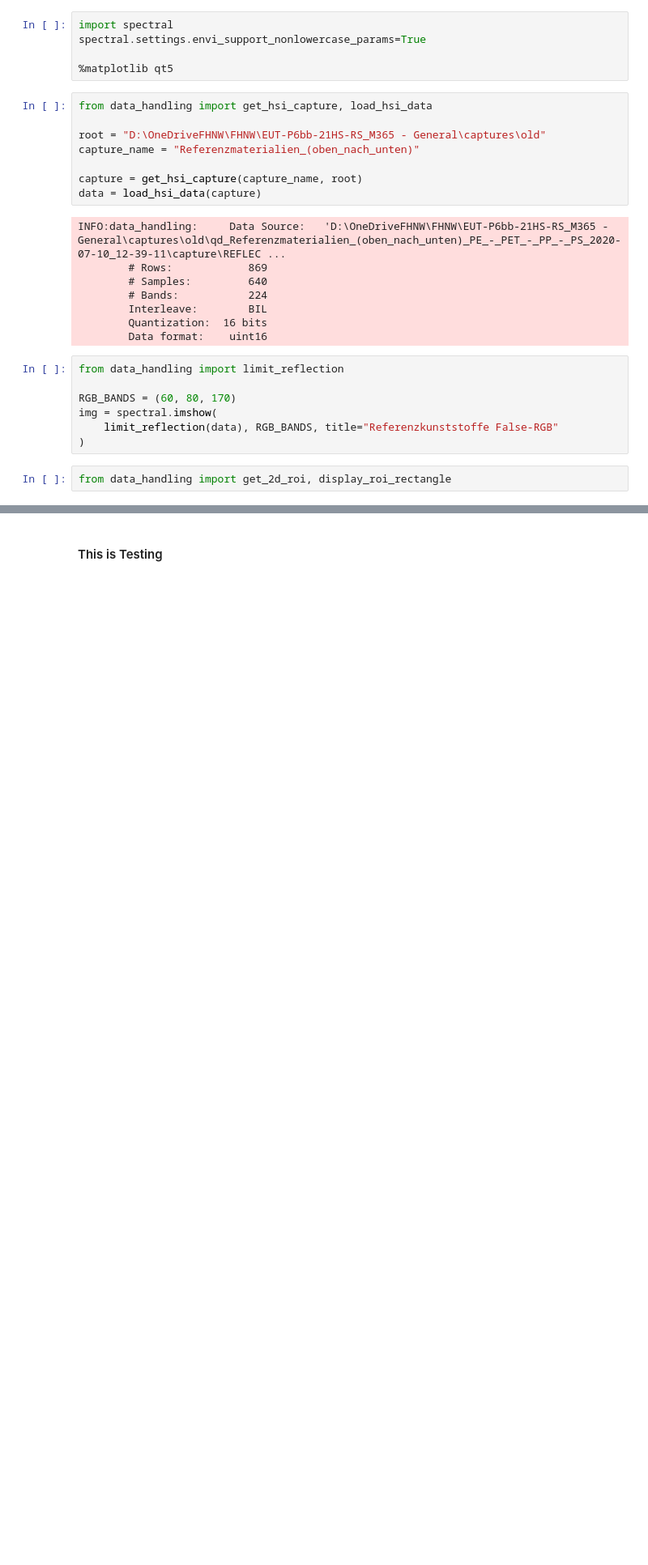
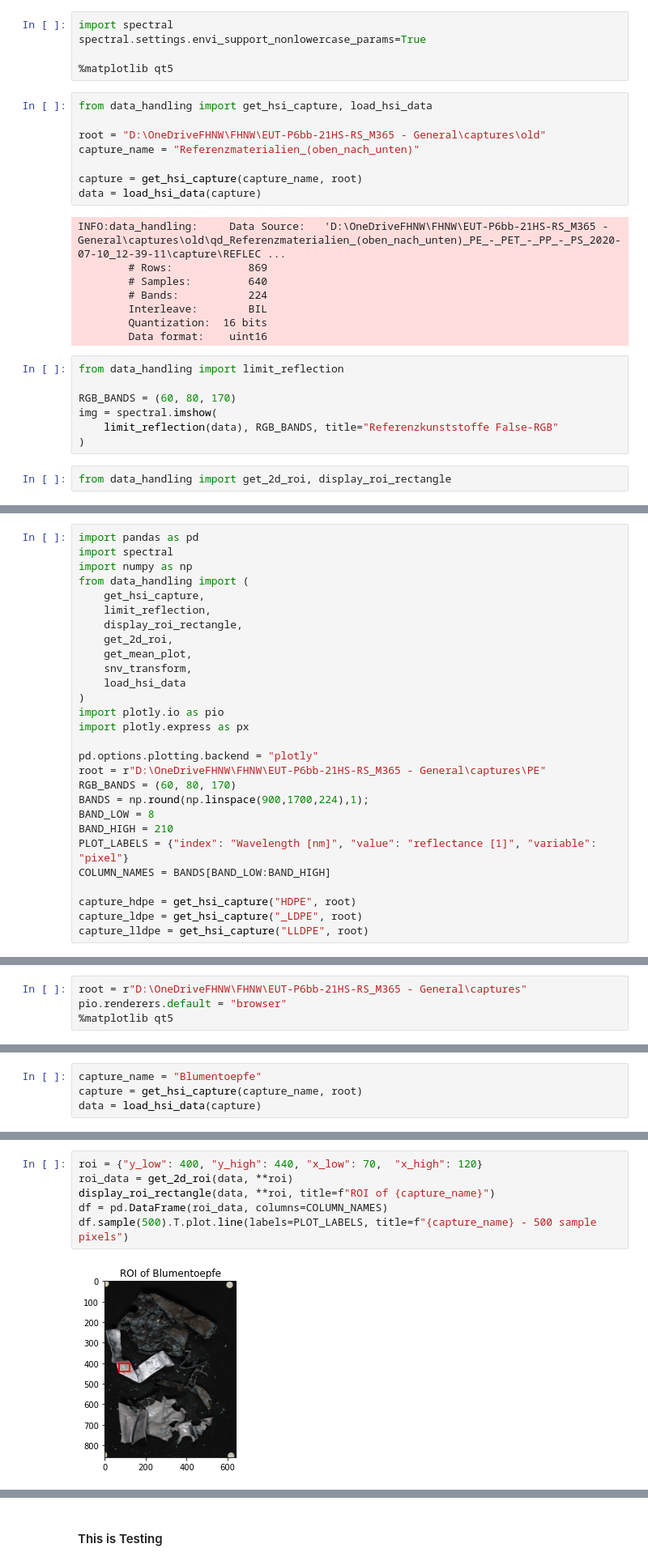
Before and after one commit to rschre/p6-hsi-compost-plastics, a Jupyter notebook: documentation.ipynb, the cells around one changed output, grey strips where cells are left out. Shown at 81% size. Saved outputs shown, nothing was run; the diff lists cells and outputs as text; blank space fills up the shorter version.

```diff
--- a/documentation.ipynb
+++ b/documentation.ipynb
@@ -30,0 +67,28 @@ from data_handling import get_2d_roi, display_roi_rectangle
+# %%
+import pandas as pd
+import spectral
+import numpy as np
+from data_handling import (
+    get_hsi_capture,
+    limit_reflection,
+    display_roi_rectangle,
+    get_2d_roi,
+    get_mean_plot,
+    snv_transform,
+    load_hsi_data
+)
+import plotly.io as pio
+import plotly.express as px
+
+pd.options.plotting.backend = "plotly"
+root = r"D:\OneDriveFHNW\FHNW\EUT-P6bb-21HS-RS_M365 - General\captures\PE"
+RGB_BANDS = (60, 80, 170)
+BANDS = np.round(np.linspace(900,1700,224),1);
+BAND_LOW = 8
+BAND_HIGH = 210
+PLOT_LABELS = {"index": "Wavelength [nm]", "value": "reflectance [1]", "variable": "pixel"}
+COLUMN_NAMES = BANDS[BAND_LOW:BAND_HIGH]
+
+capture_hdpe = get_hsi_capture("HDPE", root)
+capture_ldpe = get_hsi_capture("_LDPE", root)
+capture_lldpe = get_hsi_capture("LLDPE", root)
@@ -30,0 +302,4 @@ from data_handling import get_2d_roi, display_roi_rectangle
+# %%
+root = r"D:\OneDriveFHNW\FHNW\EUT-P6bb-21HS-RS_M365 - General\captures"
+pio.renderers.default = "browser"
+%matplotlib qt5
@@ -30,0 +310,4 @@ from data_handling import get_2d_roi, display_roi_rectangle
+# %%
+capture_name = "Blumentoepfe"
+capture = get_hsi_capture(capture_name, root)
+data = load_hsi_data(capture)
@@ -30,0 +322,8 @@ from data_handling import get_2d_roi, display_roi_rectangle
+# %%
+roi = {"y_low": 400, "y_high": 440, "x_low": 70,  "x_high": 120}
+roi_data = get_2d_roi(data, **roi)
+display_roi_rectangle(data, **roi, title=f"ROI of {capture_name}")
+df = pd.DataFrame(roi_data, columns=COLUMN_NAMES)
+df.sample(500).T.plot.line(labels=PLOT_LABELS, title=f"{capture_name} - 500 sample pixels")
+# %% [output]
+[figure, added]
```
Also changed, not shown: parts of 37 cells of this notebook, 3 other files.
